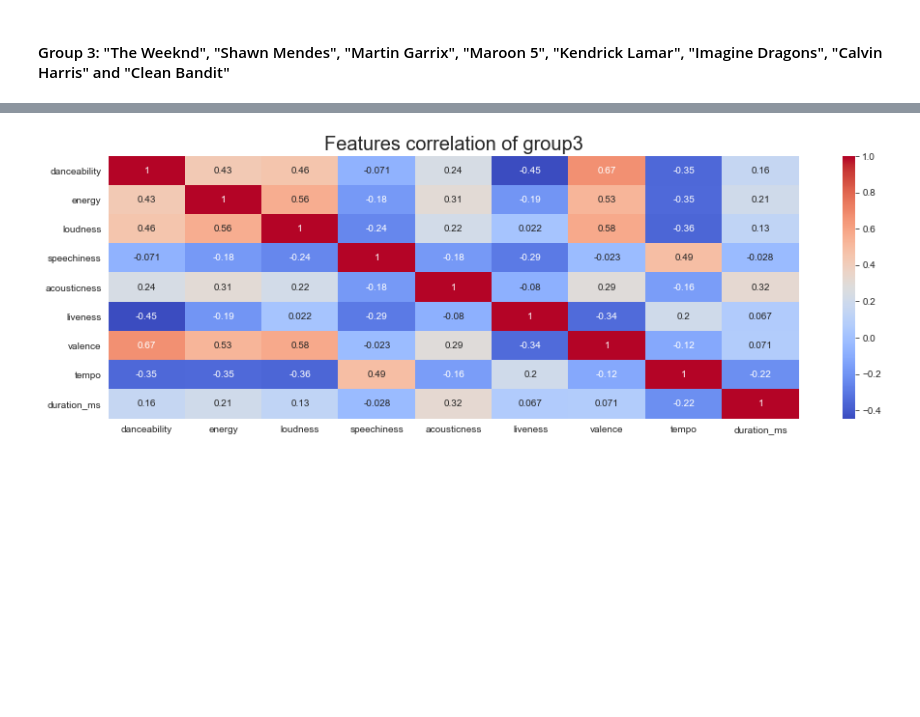
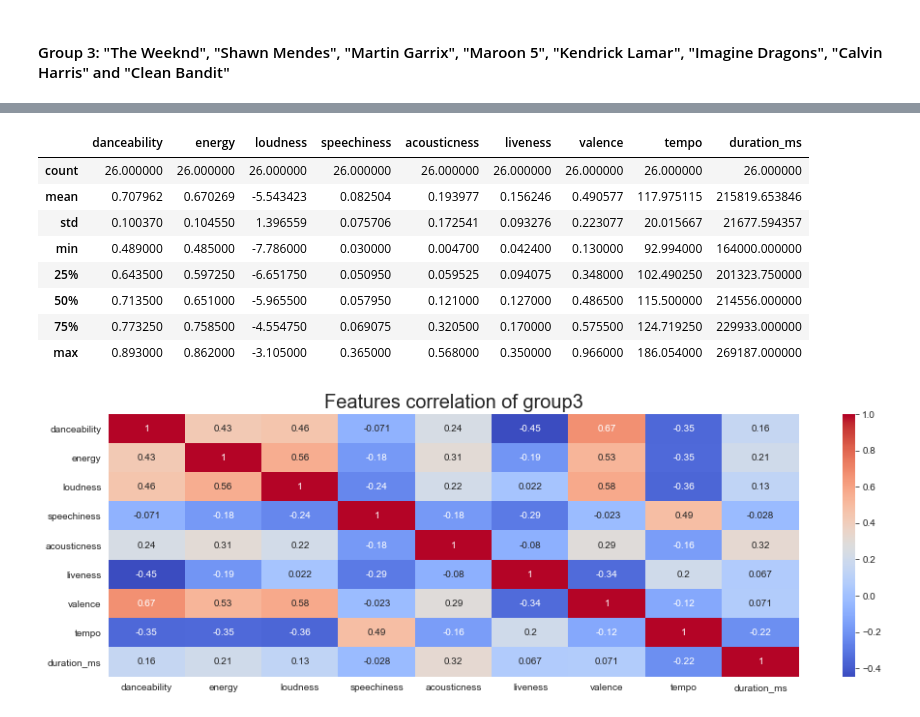
Before and after one commit to fneitzel/DataAnalysisOnMusicPreferences, a Jupyter notebook: exploration/Analysis_of_top_songs_artists.ipynb, the cells around one changed output, grey strips where cells are left out. Drawn from its saved outputs; the diff is of its cells as text; code cells hidden in the pictures; blank space fills up the shorter version.

```diff
--- a/exploration/Analysis_of_top_songs_artists.ipynb
+++ b/exploration/Analysis_of_top_songs_artists.ipynb
@@ -741,6 +741,18 @@ group3
 | 0 | Señorita | Shawn Mendes | 0.760 | 0.550 | -6.000 | 0.0300 | 0.0400 | 0.0800 | 0.750 | ... |
 | 25 | If I Can't Have You | Shawn Mendes | 0.690 | 0.820 | -4.000 | 0.0600 | 0.4900 | 0.1300 | 0.870 | ... |
 | 35 | Summer Days (feat. Macklemore & P... | Martin Garrix | 0.660 | 0.720 | -7.000 | 0.0600 | 0.1800 | 0.1400 | 0.320 | ... |
+# %%
+group3.describe()
+# %% [output]
+|  | danceability | energy | loudness | speechiness | acousticness | liveness | valence | tempo | duration_ms |
+| count | 26.000000 | 26.000000 | 26.000000 | 26.000000 | 26.000000 | 26.000000 | 26.000000 | 26.000000 | 26.000000 |
+| mean | 0.707962 | 0.670269 | -5.543423 | 0.082504 | 0.193977 | 0.156246 | 0.490577 | 117.975115 | 215819.653846 |
+| std | 0.100370 | 0.104550 | 1.396559 | 0.075706 | 0.172541 | 0.093276 | 0.223077 | 20.015667 | 21677.594357 |
+| min | 0.489000 | 0.485000 | -7.786000 | 0.030000 | 0.004700 | 0.042400 | 0.130000 | 92.994000 | 164000.000000 |
+| 25% | 0.643500 | 0.597250 | -6.651750 | 0.050950 | 0.059525 | 0.094075 | 0.348000 | 102.490250 | 201323.750000 |
+| 50% | 0.713500 | 0.651000 | -5.965500 | 0.057950 | 0.121000 | 0.127000 | 0.486500 | 115.500000 | 214556.000000 |
+| 75% | 0.773250 | 0.758500 | -4.554750 | 0.069075 | 0.320500 | 0.170000 | 0.575500 | 124.719250 | 229933.000000 |
+| max | 0.893000 | 0.862000 | -3.105000 | 0.365000 | 0.568000 | 0.350000 | 0.966000 | 186.054000 | 269187.000000 |
 # %%
 numeric = group3[["danceability","energy", "loudness", "speechiness",
                  "acousticness", "liveness","valence", "tempo","duration_ms"]]
```
Also changed, not shown: parts of 5 cells of this notebook.
